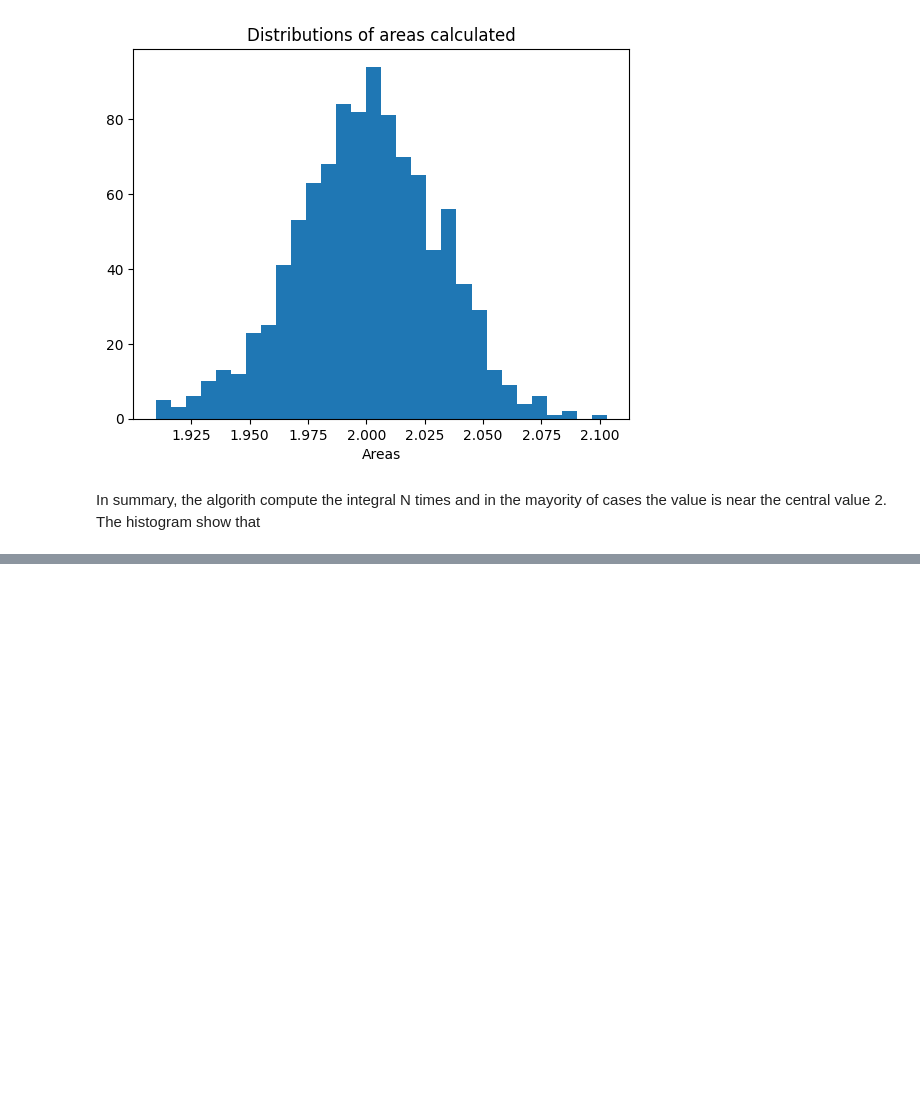
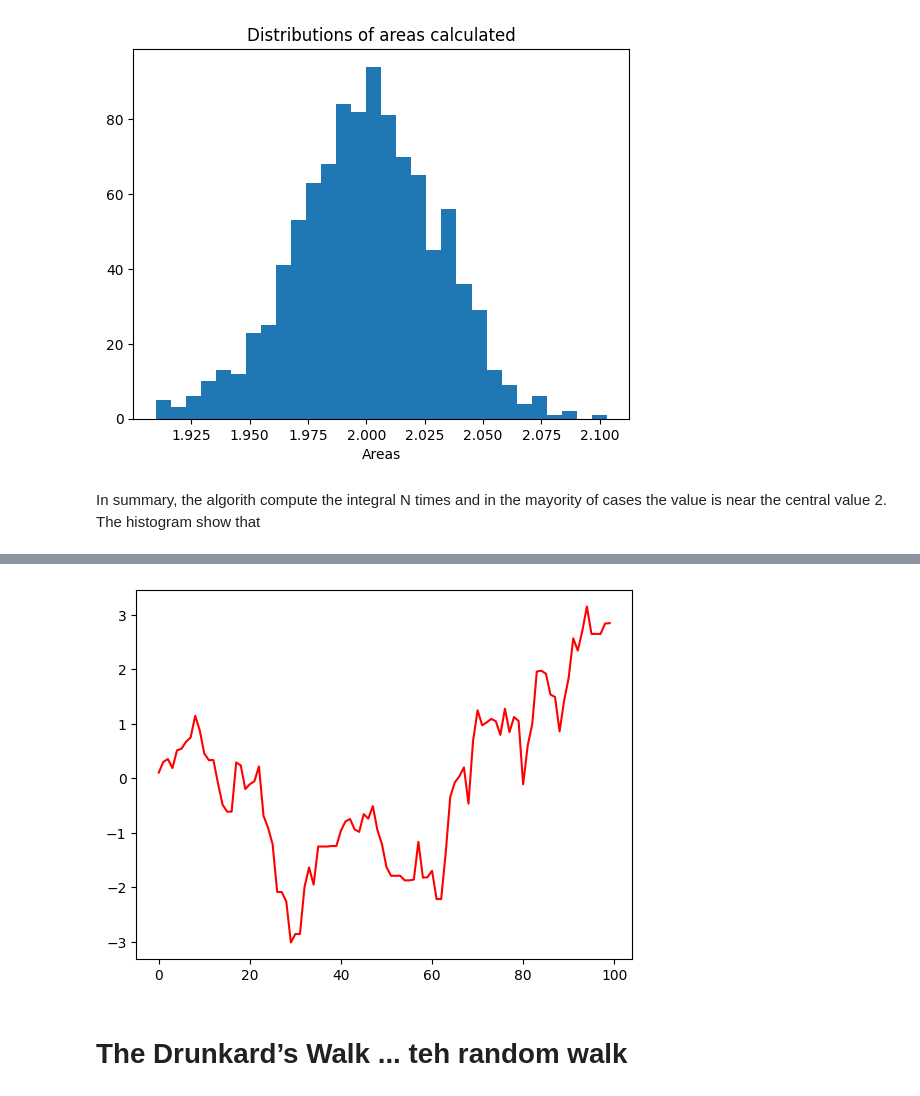
Before and after one commit to anferivera/Programming, a Jupyter notebook: 5_2_Monte_Carlo_integration_Marckov_chain.ipynb, the cells around one changed output, grey strips where cells are left out. Drawn from its saved outputs; the diff is of its cells as text; code cells hidden in the pictures; blank space fills up the shorter version.

```diff
--- a/5_2_Monte_Carlo_integration_Marckov_chain.ipynb
+++ b/5_2_Monte_Carlo_integration_Marckov_chain.ipynb
@@ -254,0 +287,11 @@ plt.show()
+# %%
+samples = metropolis(func=func, steps=100)
+
+xb = np.arange(len(samples))
+
+plt.plot(xb, samples, 'r-')
+plt.show()
+# %% [output]
+[figure, added]
+# %% [markdown]
+# The Drunkard’s Walk ... teh random walk
```
Also changed, not shown: parts of 13 cells of this notebook.
